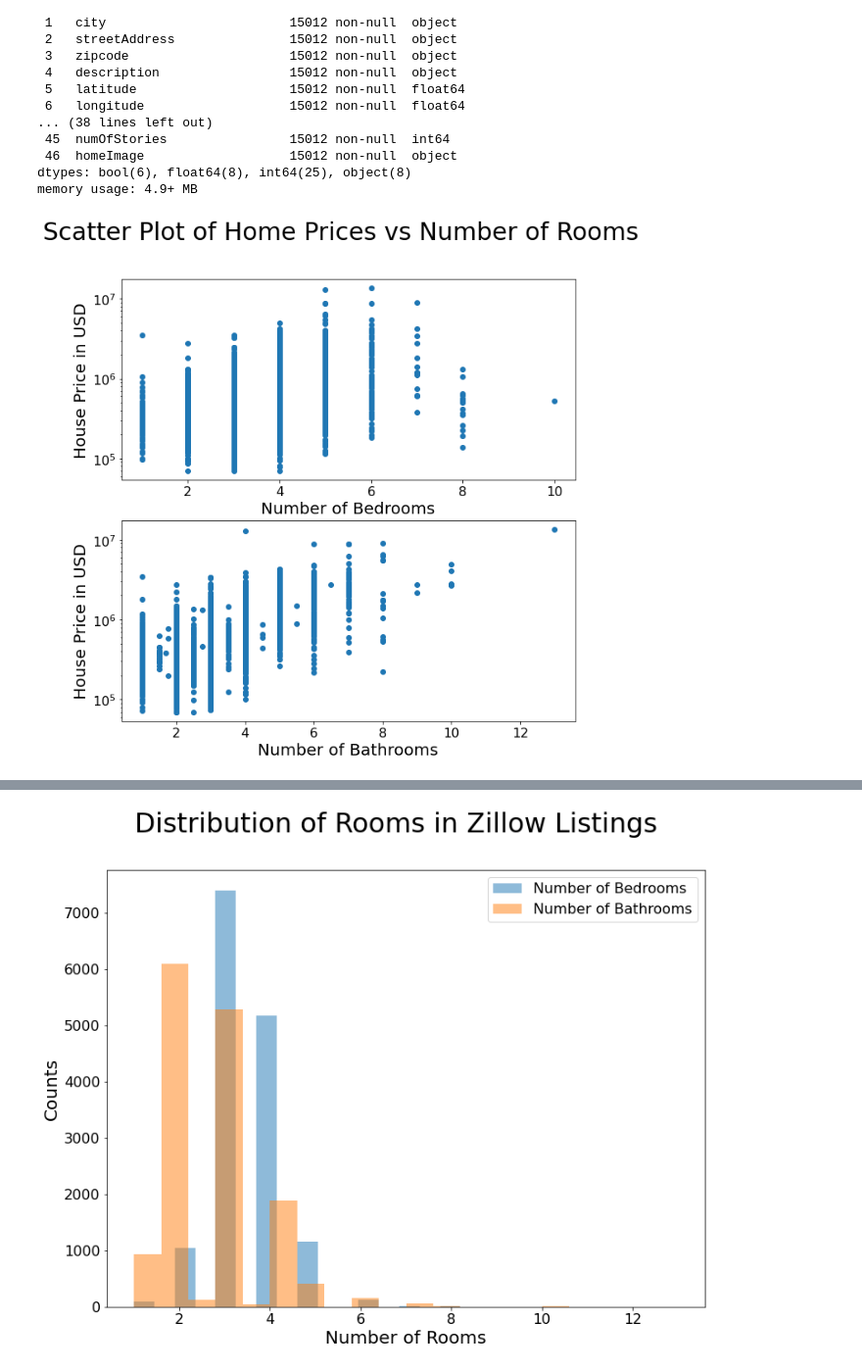
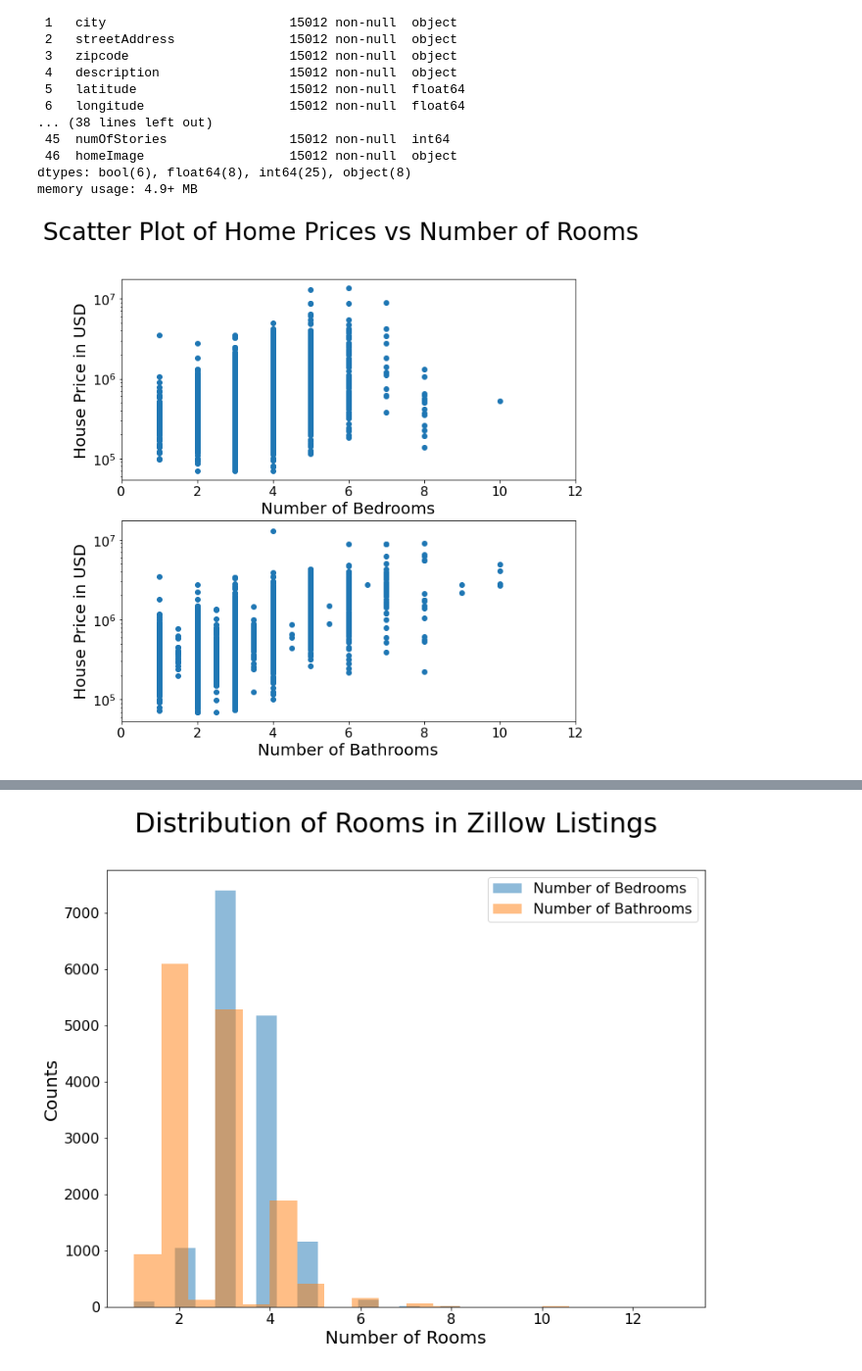
Before and after one commit to sangeetajay/Springboard, a Jupyter notebook: Final_Capstone/1_AH_csv_Data_Wrangling_EDA.ipynb, the cells around one changed output, grey strips where cells are left out. Shown at 98% size. Drawn from its saved outputs; the diff is of its cells as text; code cells hidden in the pictures.

```diff
--- a/Final_Capstone/1_AH_csv_Data_Wrangling_EDA.ipynb
+++ b/Final_Capstone/1_AH_csv_Data_Wrangling_EDA.ipynb
@@ -209,8 +209,8 @@ plt.rc('figure', titlesize=BIGGER_SIZE)  # fontsize of the figure title
 #########################
 # %%
 # Plotting the distribution of the prices
-fig, (ax1,ax2) = plt.subplots(2,1)
-plt.rcParams["figure.figsize"] = (10,20)
+fig, (ax1,ax2) = plt.subplots((2), figsize=(12, 9))
+
 fig.suptitle('Distribution of House Prices', fontsize=40)
 
 
@@ -426,0 +448,9 @@ plt.show()
+# %%
+# everything seems ok, except for 1.7 and 1.75 bathrooms. we will change these to 1.5
+# 2.75 bathrooms seems off, we will change these to 2.5 bathrooms.
+# all other values for bathrooms seem reasonable
+df.loc[(df['numOfBathrooms']==1.70) | (df['numOfBathrooms']==1.75), 'numOfBathrooms'] = 1.5
+
+df.loc[df['numOfBathrooms']==2.75, 'numOfBathrooms'] = 2.5
+
+df.numOfBathrooms.value_counts().sort_index()
@@ -552,18 +603,21 @@ memory usage: 4.9+ MB
 # %%
 # lets graph the bed/bath rooms again with price:
 
 fig, ax = plt.subplots(2, figsize=(10, 10))
 plt.suptitle('Scatter Plot of Home Prices vs Number of Rooms', fontsize=30)
 ax[0].scatter(x = df['numOfBedrooms'], y = df['latestPrice'])
 ax[0].set_xlabel("Number of Bedrooms")
+ax[0].set_xlim(0,12)
 ax[0].set_ylabel("House Price in USD")
 ax[0].set_yscale('log')
 
 ax[1].scatter(x = df['numOfBathrooms'], y = df['latestPrice'])
 ax[1].set_xlabel("Number of Bathrooms")
+ax[1].set_xlim(0,12)
+
 ax[1].set_ylabel("House Price in USD")
 ax[1].set_yscale('log')
 
 plt.show()
 # %% [output]
-[figure, old version]
+[figure, new version]
```
Also changed, not shown: parts of 17 cells of this notebook.
